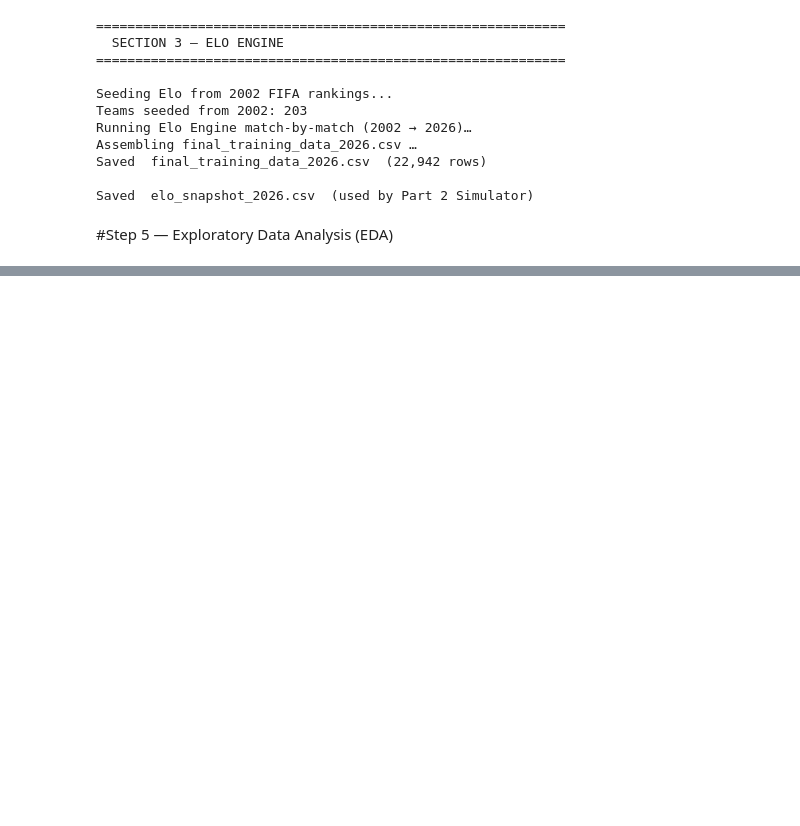
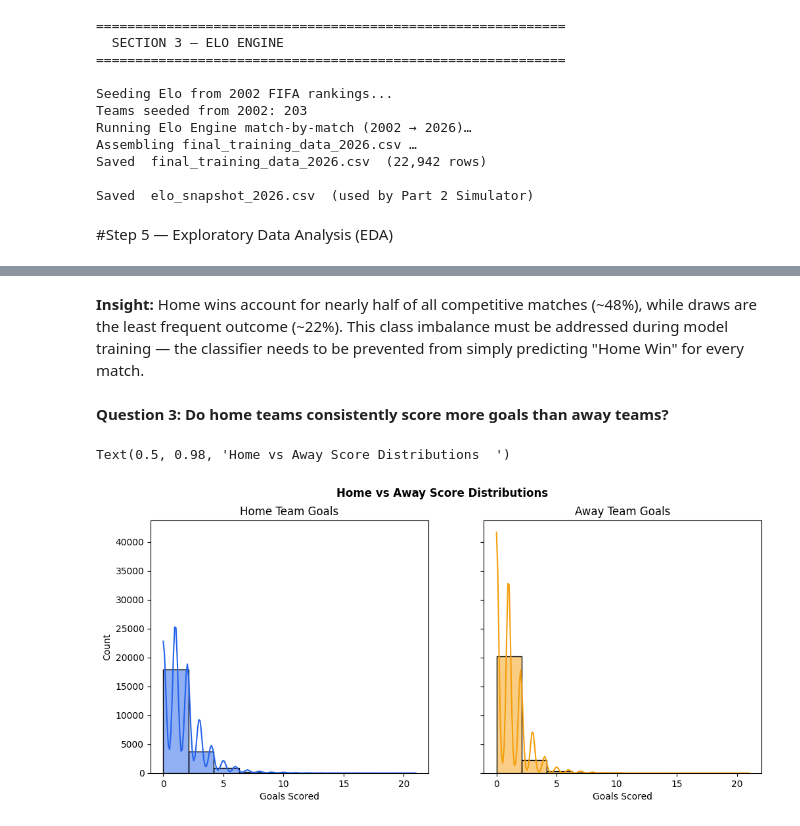
Before and after one commit to EngMohamed-op/supervised-and-unsupervised-project, a Jupyter notebook: WorldCup2026Prediction.ipynb, the cells around one changed output, grey strips where cells are left out. Cells and saved outputs as stored; diff of their text form; code cells hidden in the pictures; blank space fills up the shorter version.

```diff
--- a/WorldCup2026Prediction.ipynb
+++ b/WorldCup2026Prediction.ipynb
@@ -683,0 +718,16 @@ def savefig(name):
+# %% [markdown]
+**Insight:** Home wins account for nearly half of all competitive matches (~48%), while draws are the least frequent outcome (~22%). This class imbalance must be addressed during model training — the classifier needs to be prevented from simply predicting "Home Win" for every match.
+# %% [markdown]
+**Question 3: Do home teams consistently score more goals than away teams?**
+# %%
+fig, axes = plt.subplots(1, 2, figsize=(12, 5), sharey=True)
+sns.histplot(df['home_score'], bins=10, kde=True, color='#2563EB', ax=axes[0])
+axes[0].set_title('Home Team Goals')
+axes[0].set_xlabel('Goals Scored')
+sns.histplot(df['away_score'], bins=10, kde=True, color='#F59E0B', ax=axes[1])
+axes[1].set_title('Away Team Goals')
+axes[1].set_xlabel('Goals Scored')
+fig.suptitle('Home vs Away Score Distributions  ', fontweight='bold')
+# %% [output]
+Text(0.5, 0.98, 'Home vs Away Score Distributions  ')
+[figure, added]
```
Also changed, not shown: parts of 25 cells of this notebook.
